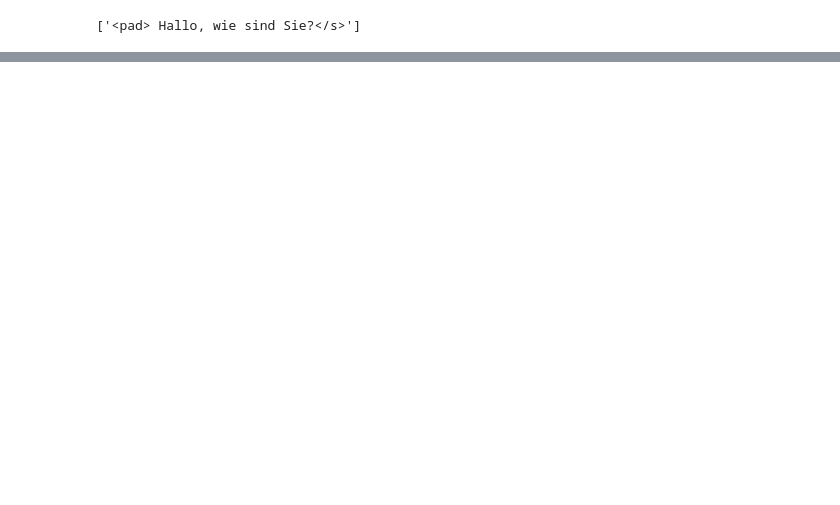
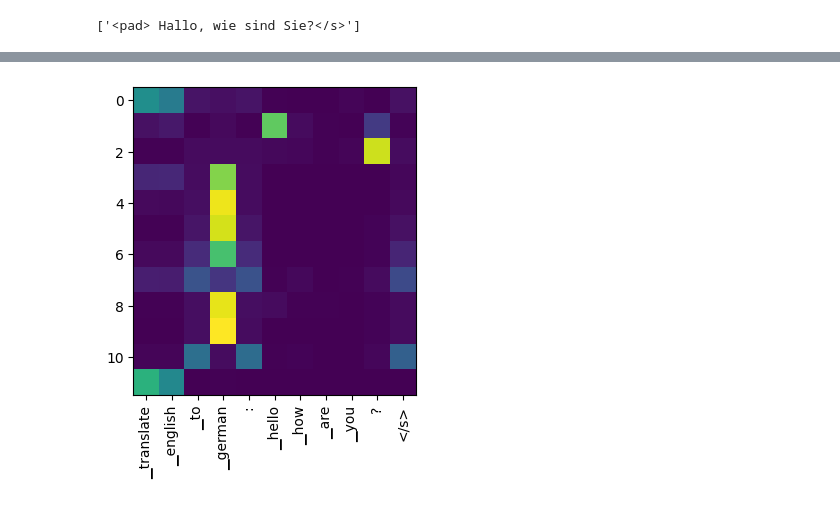
Before and after one commit to dbdmg/llm, a Jupyter notebook: lab02/solution2.ipynb, the cells around one changed output, grey strips where cells are left out. Saved outputs shown, nothing was run; the diff lists cells and outputs as text; code cells hidden in the pictures; blank space fills up the shorter version.

```diff
--- a/lab02/solution2.ipynb
+++ b/lab02/solution2.ipynb
@@ -624,0 +598,11 @@ model = AutoModelForSeq2SeqLM.from_pretrained(model_name)
+# %%
+model = AutoModelForSeq2SeqLM.from_pretrained(model_name, output_attentions=True)
+# %%
+# re-prepare encoder tokens and decoder tokens
+# input_sentence = "translate from english to german: hello how are you?"
+input_sentence = "translate english to german: hello how are you?"
+tokens = tokenizer(input_sentence, return_tensors="pt")
+decoder_input_ids = torch.tensor([[ tokenizer.pad_token_id ]])
+
+output = model(**tokens, decoder_input_ids=decoder_input_ids)
+print(output.keys())
@@ -635,0 +642,7 @@ torch.Size([1, 1, 768])
+# %%
+fig, ax = plt.subplots(figsize=(4,4))
+ax.imshow(output.cross_attentions[0][0, :, 0].detach().numpy())
+input_tokens = tokenizer.tokenize(input_sentence) + [ "</s>" ]
+ax.set_xticks(range(len(input_tokens)), input_tokens, rotation=90);
+# %% [output]
+[figure, added]
```
Also changed, not shown: parts of 38 cells of this notebook.
